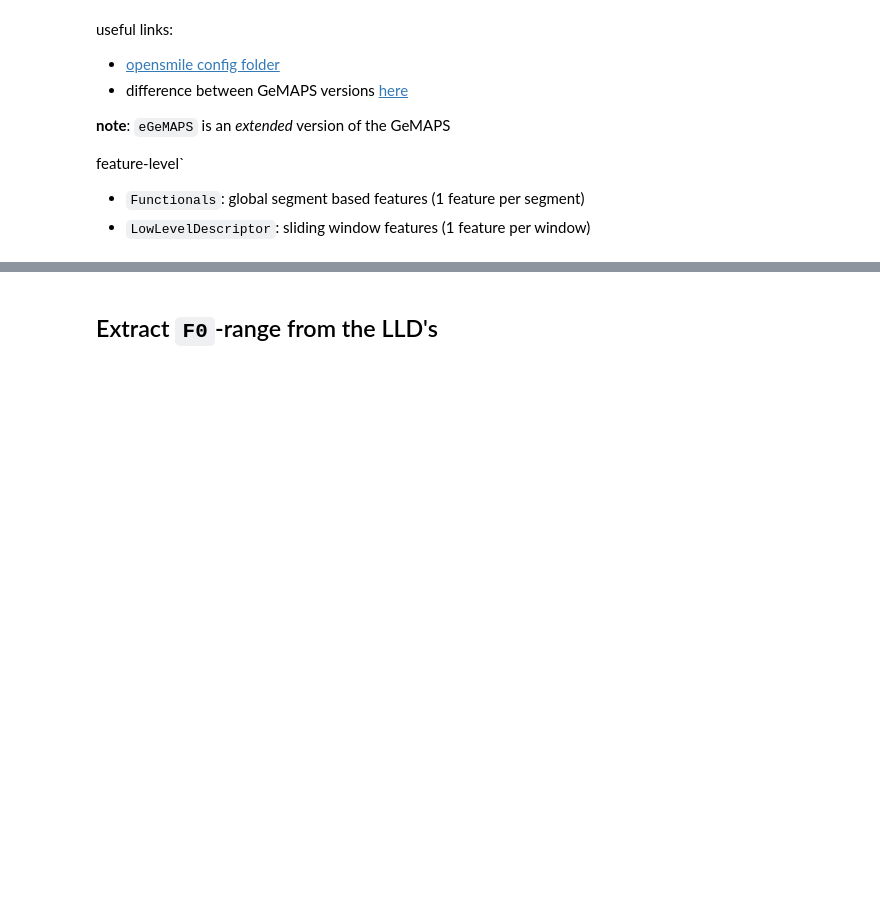
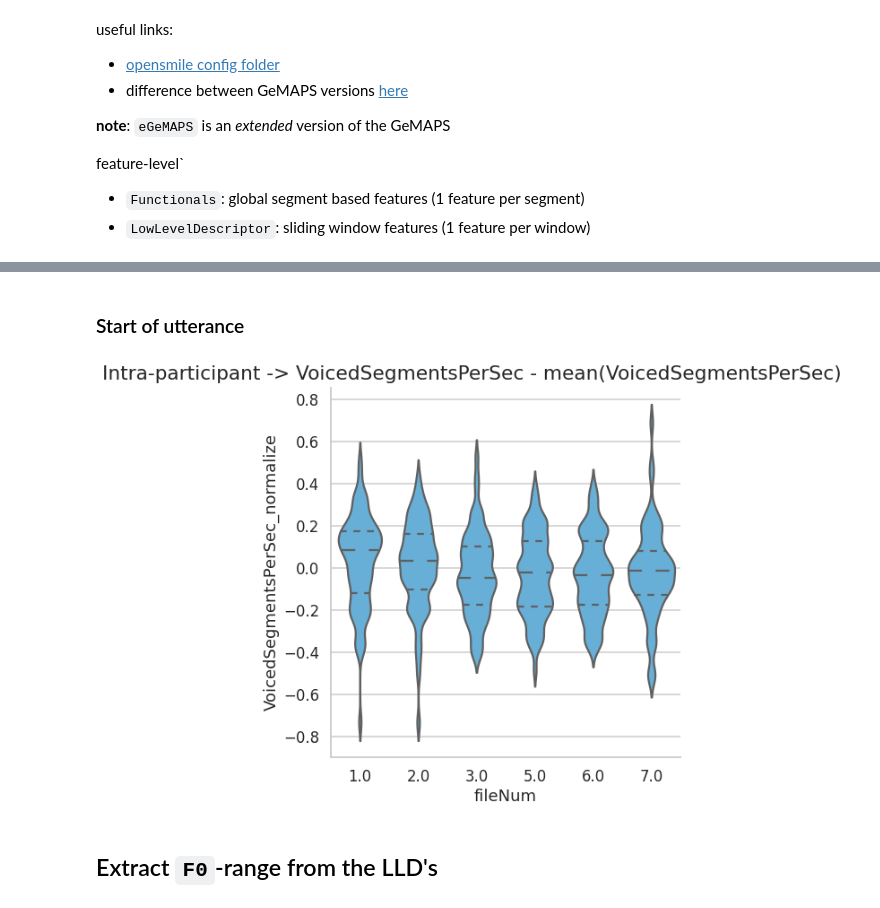
Before and after one commit to mitchelkappen/stress_study_lib_EEGStudy1, a Jupyter notebook: notebooks/1.1_OpenSMILE_featureExtraction.ipynb, the cells around one changed output, grey strips where cells are left out. Cells and saved outputs as stored; diff of their text form; code cells hidden in the pictures; blank space fills up the shorter version.

```diff
--- a/notebooks/1.1_OpenSMILE_featureExtraction.ipynb
+++ b/notebooks/1.1_OpenSMILE_featureExtraction.ipynb
@@ -19,14 +26,14 @@ from speech_study.audio_ptcpt_filtering import add_audio_mask
 USER = "jonas"
 EXTRACTED_FEATS = False  # set this to False if you want to extract the features again
 
-if USER.lower() == "jonas":
-    BASE_PATH = Path("/users/jonvdrdo/jonas/data/aaa_contextaware/raw/uz_study/")
+if socket.gethostname() == "gecko":
+    BASE_PATH = Path("/media/aaa_contextaware/raw/uz_study")
 elif USER.lower() == "mitchel":
     BASE_PATH = "D:/Data/EEG_Study_1/"  # Go check 1_audio_preprocess.py
 else:
     raise ValueError("unknown user")
 
-DATA_PATH = BASE_PATH.joinpath("aligned_data")
+# DATA_PATH = BASE_PATH.joinpath("aligned_data")
 # %% [markdown]
 # Extracting features
 # %% [markdown]
@@ -148,0 +303,2 @@ else:  # Already extracted features -> load the dataframes
+# %% [markdown]
+### Start of utterance
@@ -149,3 +386,36 @@ else:  # Already extracted features -> load the dataframes
+# %%
+col_of_interest = "VoicedSegmentsPerSec"
+
+df_gemaps_func[f"{col_of_interest}_normalize"] = df_gemaps_func[
+    col_of_interest
+] - df_gemaps_func.groupby("participantNum")[f"{col_of_interest}"].transform("mean")
+
+sns.set_context("talk")
+sns.set_style("whitegrid")
+g = sns.catplot(
+    data=df_gemaps_func[
+        (~df_gemaps_func.bad_audio)
+        & (df_gemaps_func.condition.notna())
+        & (df_gemaps_func["HNRdBACF_sma3nz_amean"] > 0)
+    ],
+    x="fileNum",
+    y=f"{col_of_interest}_normalize",
+    # row="speech_feature",
+    height=7,
+    bw=0.2,
+    kind="violin",
+    palette=["#56B4E9"],  # "#E69F00"],
+    sharey=False,
+    sharex=False,
+    inner="quartile",
+)
+# g.set_titles("{row_name}")
+g.fig.suptitle(
+    f"Intra-participant -> {col_of_interest} - mean({col_of_interest})", y=1.01
+)
+plt.subplots_adjust(wspace=0.6, hspace=0.3)
+# %% [output]
+[figure, added]
 # %% [markdown]
 ## Extract `F0`-range from the LLD's
 # %% [markdown]
```
Also changed, not shown: parts of 13 cells of this notebook.
